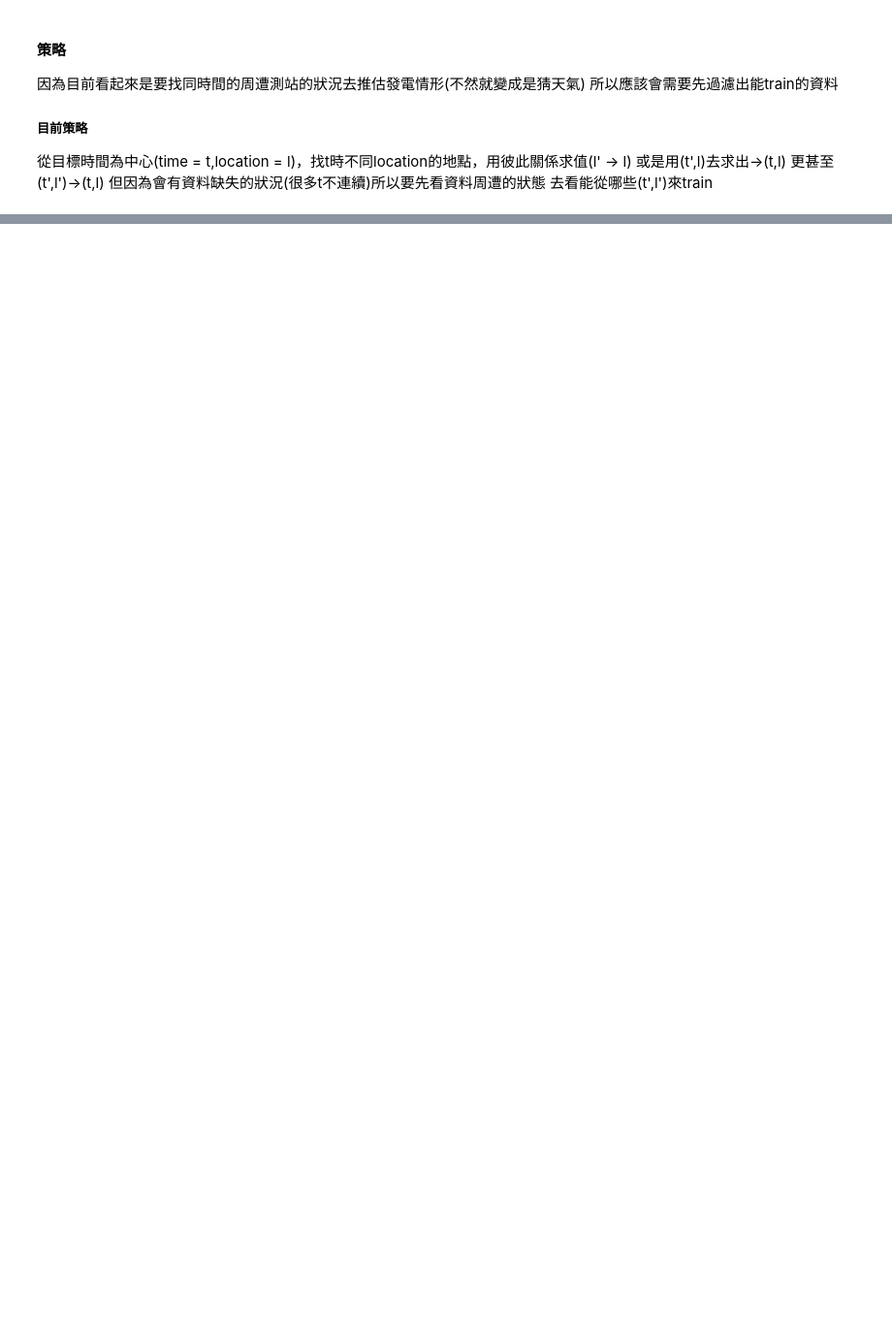
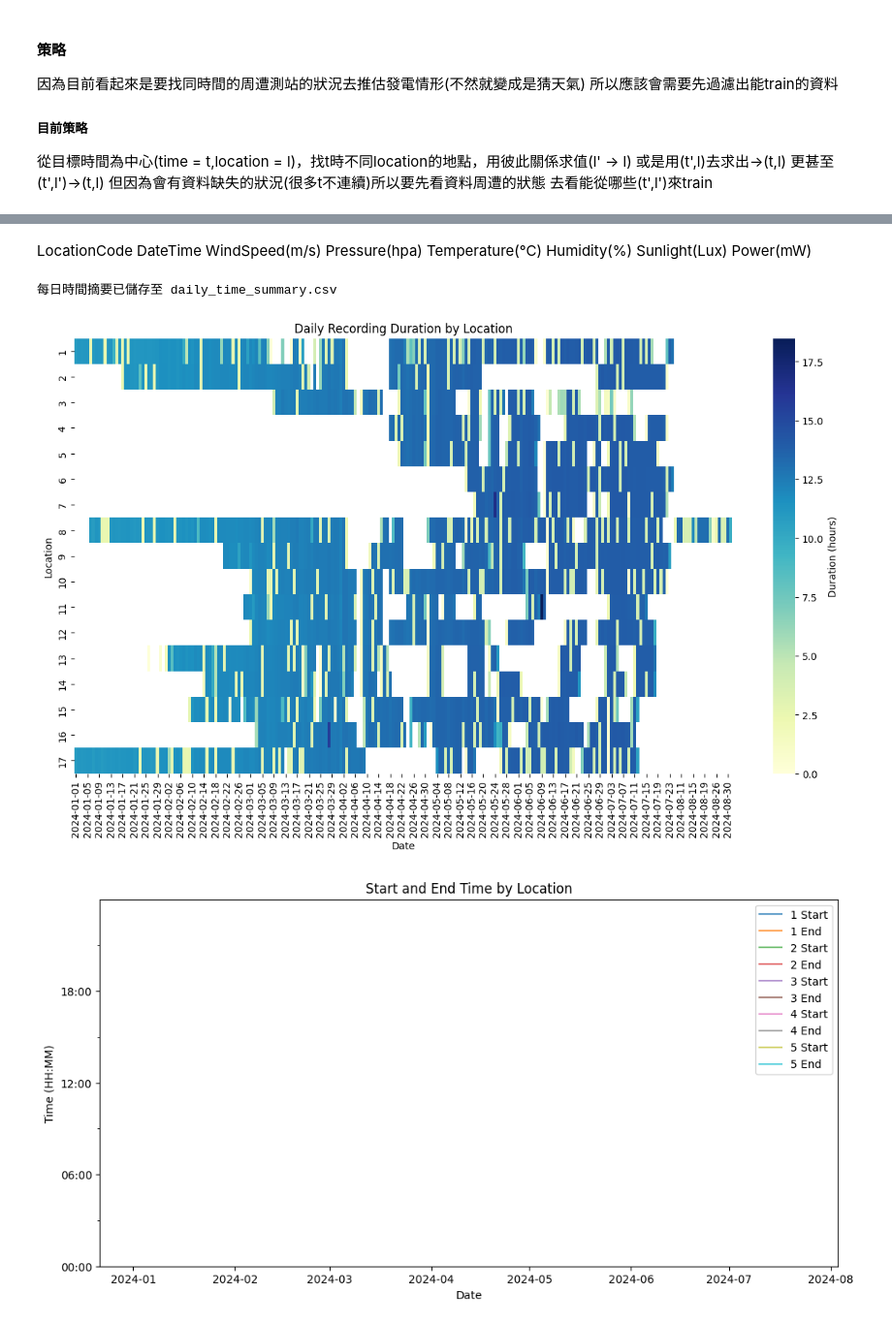
Before and after one commit to tsengcat/2024fall-ds-cp2-tseng, a Jupyter notebook: preview_data.ipynb, the cells around one changed output, grey strips where cells are left out. Shown at 97% size. Drawn from its saved outputs; the diff is of its cells as text; code cells hidden in the pictures; blank space fills up the shorter version.

```diff
--- a/preview_data.ipynb
+++ b/preview_data.ipynb
@@ -242,0 +316,67 @@ dtype: float64
+# %% [markdown]
+LocationCode	DateTime	WindSpeed(m/s)	Pressure(hpa)	Temperature(°C)	Humidity(%)	Sunlight(Lux)	Power(mW)
+# %%
+import pandas as pd
+import matplotlib.pyplot as plt
+import seaborn as sns
+from matplotlib.dates import DateFormatter, HourLocator, MinuteLocator
+import matplotlib.dates as mdates
+
+file_path = 'ds_clean/ds_clean.csv'
+
+df = pd.read_csv(file_path)
+df['DateTime'] = pd.to_datetime(df['DateTime'])
+
+# 提取日期欄位
+df['date'] = df['DateTime'].dt.date
+
+# 按 location 和日期分組，計算每天的開始和停止時間
+daily_time_summary = df.groupby(['LocationCode', 'date']).agg(
+    start_time=('DateTime', 'min'),
+    end_time=('DateTime', 'max')
+).reset_index()
+
+# Step 2: 儲存整理好的每日紀錄時間摘要
+output_path = 'daily_time_summary.csv'
+daily_time_summary.to_csv(output_path, index=False)
+print(f"\n每日時間摘要已儲存至 {output_path}\n")
+
+# Step 3: 計算每日的紀錄時間跨度
+daily_time_summary['duration'] = (
+    daily_time_summary['end_time'] - daily_time_summary['start_time']
+).dt.total_seconds() / 3600
+
+# Step 4: 使用熱力圖觀察紀錄時間的分布
+# 將每日紀錄時間跨度整理成 pivot table
+pivot_table = daily_time_summary.pivot_table(index='LocationCode', columns='date', values='duration')
+
+# 熱力圖繪製
+plt.figure(figsize=(15, 8))
+sns.heatmap(pivot_table, cmap='YlGnBu', cbar_kws={'label': 'Duration (hours)'})
+plt.title('Daily Recording Duration by Location')
+plt.xlabel('Date')
+plt.ylabel('Location')
+plt.show()
+
+# Step 5: 折線圖顯示各地點的開始與停止時間變動趨勢
+plt.figure(figsize=(12, 6))
+for loc in daily_time_summary['LocationCode'].unique()[:5]:  # 只取前5個地點作為示例
+    loc_data = daily_time_summary[daily_time_summary['LocationCode'] == loc]
+    plt.plot(loc_data['date'], loc_data['start_time'], label=f"{loc} Start", alpha=0.7)
+    plt.plot(loc_data['date'], loc_data['end_time'], label=f"{loc} End", alpha=0.7)
+
+# 限制 Y 軸的時間刻度間隔並修正格式
+plt.gca().yaxis.set_major_locator(mdates.HourLocator(interval=6))  # 每6小時設置主要刻度
+plt.gca().yaxis.set_minor_locator(mdates.HourLocator(interval=3))  # 每3小時設置次要刻度
+plt.gca().yaxis.set_major_formatter(mdates.DateFormatter('%H:%M'))  # 格式化時間為 HH:MM
+plt.gca().set_ylim(pd.Timestamp('00:00').to_pydatetime(), pd.Timestamp('23:59').to_pydatetime())  # 限定Y軸範圍
+
+plt.xlabel('Date')
+plt.ylabel('Time (HH:MM)')
+plt.title('Start and End Time by Location')
+plt.legend()
+plt.show()
+# %% [output]
+每日時間摘要已儲存至 daily_time_summary.csv
+[figure, added]
+[figure, added]
```
Also changed, not shown: parts of 7 cells of this notebook, 4 other files.
